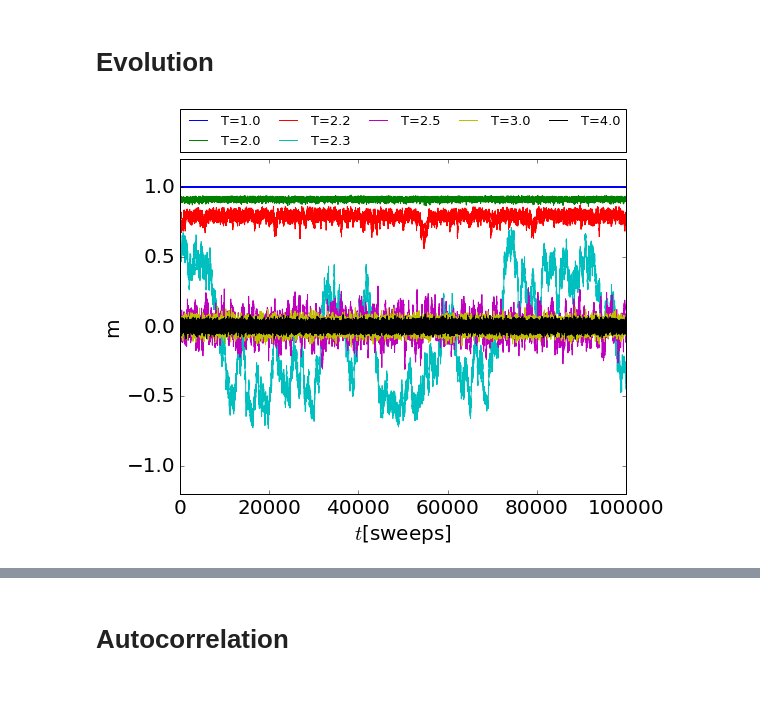
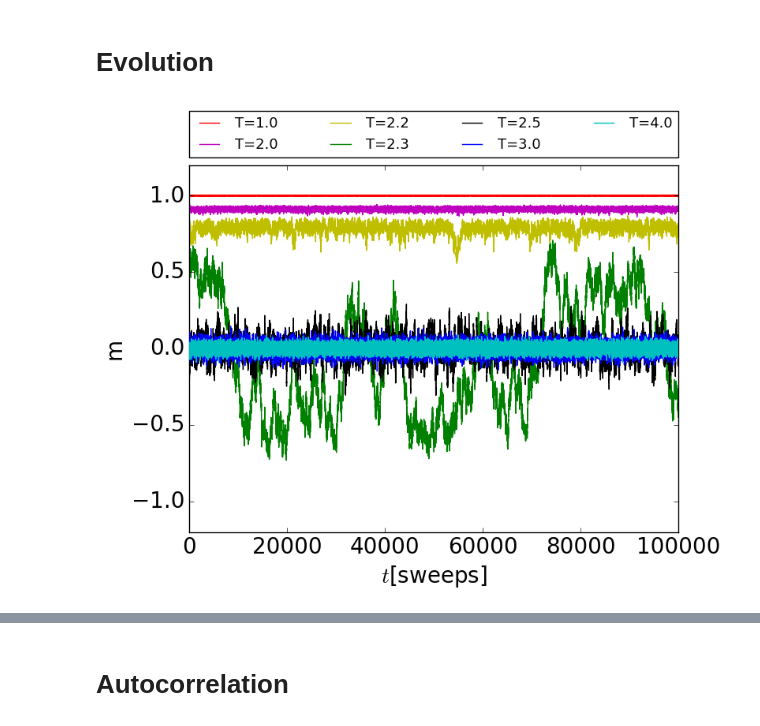
Before and after one commit to boundter/ising, a Jupyter notebook: result/plt/plots.ipynb, the cells around one changed output, grey strips where cells are left out. Cells and saved outputs as stored; diff of their text form; code cells hidden in the pictures; blank space fills up the shorter version.

```diff
--- a/result/plt/plots.ipynb
+++ b/result/plt/plots.ipynb
@@ -35,30 +36,33 @@ def Bootstrap(n, data, func, *args):
 # %%
 files = os.listdir(data_dir)
 M_100_files = []
 for element in files:
     if element[:5] == "M_100":
         M_100_files.append(data_dir + element)
 
 fig, ax = plt.subplots()
 ax.set_xlabel(r"$t$[sweeps]")
 ax.set_ylabel(r"m")
 order = 0
 for element in M_100_files:
     header, [t, E, M] = ReadFile(element, 1, " ")
     m = np.abs(M/(header['L']**2))
     m -= np.mean(m)
     m_hat = np.fft.fft(m)
     m_hat_abs = np.abs(m_hat)**2
     corr = np.fft.ifft(m_hat_abs)
     corr /= M.size
     corr = np.real(corr)
-    ax.plot(t, M/header["L"]**2, label="T=%.1f" % header["T"])
+    ax.plot(t, M/header["L"]**2, label="T=%.1f" % header["T"], zorder=header["T"])
 
-
-ax.legend(bbox_to_anchor=(0., 1.02, 1., .102), loc=3, ncol=5, mode="expand",
+labels = ax.get_legend_handles_labels()
+labels = list(map(list, zip(*labels)))
+labels = sorted(labels, key=lambda x: float(x[1][2:5]))
+labels = list(map(list, zip(*labels)))
+ax.legend(labels[0], labels[1], bbox_to_anchor=(0., 1.02, 1., .102), loc=3, ncol=4, mode="expand",
           borderaxespad=0., fontsize="13")
 ax.set_ylim(-1.2, 1.2)
 plt.show()
 # %% [output]
-[figure, old version]
+[figure, new version]
 # %%
```
Also changed, not shown: parts of 6 cells of this notebook, 6 other files.
